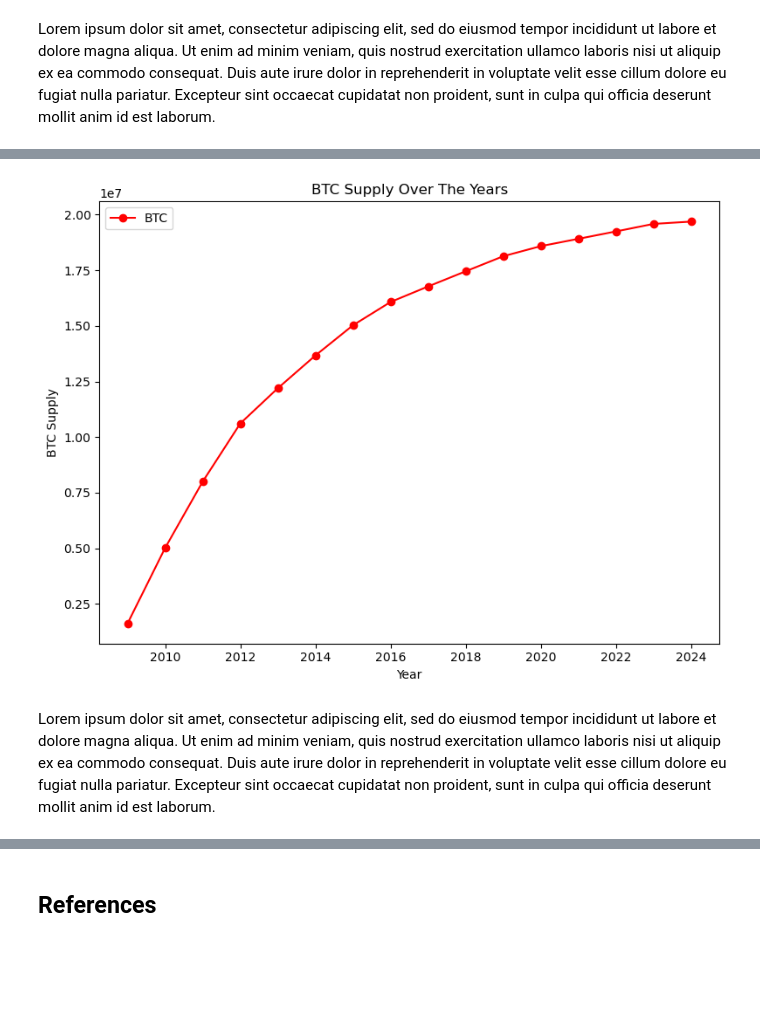
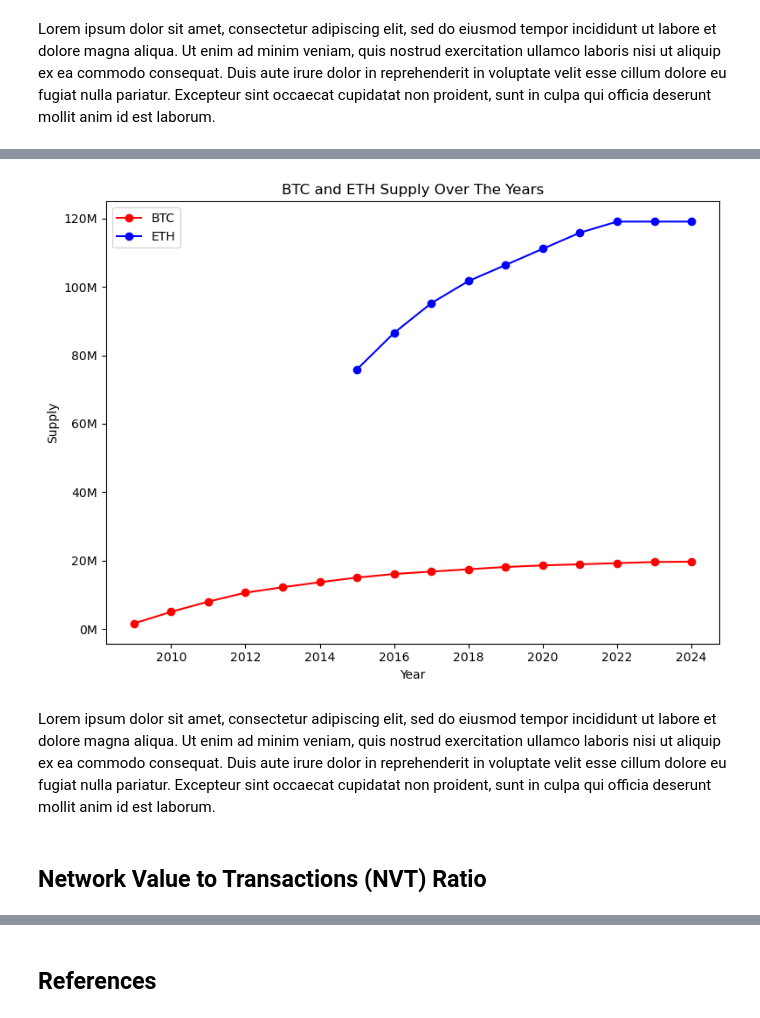
Before and after one commit to vsitucal-personal/bdcc_lab, a Jupyter notebook: BDCC_Lab.ipynb, the cells around one changed output, grey strips where cells are left out. Drawn from its saved outputs; the diff is of its cells as text; code cells hidden in the pictures; blank space fills up the shorter version.

```diff
--- a/BDCC_Lab.ipynb
+++ b/BDCC_Lab.ipynb
@@ -503,18 +431,4 @@ Lorem ipsum dolor sit amet, consectetur adipiscing elit, sed do eiusmod tempor i
 # %%
-tps_trans = spark.sql("""
-select year, (CASE
-  WHEN number<210000 THEN 50*number
-  WHEN number<420000 THEN (210000-1)*50+25*(number-210000)
-  WHEN number<630000 THEN (210000-1)*50+25*210000+12.5*(number-420000)
-  ELSE (210000-1)*50+25*210000+12.5*210000+6.25*(number-630000)
-  END) as reward
-from (
-    select
-        year(TO_DATE(date)) as year,
-        max(number) as number
-    from df_btc_blocks
-    group by year
-) order by year
-""").toPandas()
-tps_trans
+btc_supply = spark.sql(read_sql_file("sql/btc_supply.sql")).toPandas()
+btc_supply
 # %% [output]
@@ -537,0 +448,3 @@ tps_trans
+# %%
+eth_supply = spark.sql(read_sql_file("sql/eth_supply.sql")).toPandas()
+eth_supply
@@ -538,18 +465,23 @@ tps_trans
 # %%
 plot_multiple_line_graphs2(
-    x_list=[tps_trans["year"]],
+    x_list=[[btc_supply["year"], eth_supply["year"]]],
     y_list=[
-        (tps_trans["reward"], "BTC", "r",)
+        [
+            (btc_supply["reward"], "BTC", "r",),
+            (eth_supply["max_supply"], "ETH", "b",),
+        ]
     ],
     x_labels=["Year"],
-    y_labels=["BTC Supply"],
-    titles=["BTC Supply Over The Years"],
-    use_k=[False],
+    y_labels=["Supply"],
+    titles=["BTC and ETH Supply Over The Years"],
+    formatter=[millions_formatter],
     use_legend=[True],
     show_grid=False,
     max_cols=1,
 )
 # %% [output]
-[figure, old version]
+[figure, new version]
 # %% [markdown]
 Lorem ipsum dolor sit amet, consectetur adipiscing elit, sed do eiusmod tempor incididunt ut labore et dolore magna aliqua. Ut enim ad minim veniam, quis nostrud exercitation ullamco laboris nisi ut aliquip ex ea commodo consequat. Duis aute irure dolor in reprehenderit in voluptate velit esse cillum dolore eu fugiat nulla pariatur. Excepteur sint occaecat cupidatat non proident, sunt in culpa qui officia deserunt mollit anim id est laborum.
+# %% [markdown]
+## Network Value to Transactions (NVT) Ratio
```
Also changed, not shown: parts of 27 cells of this notebook, 9 other files.
